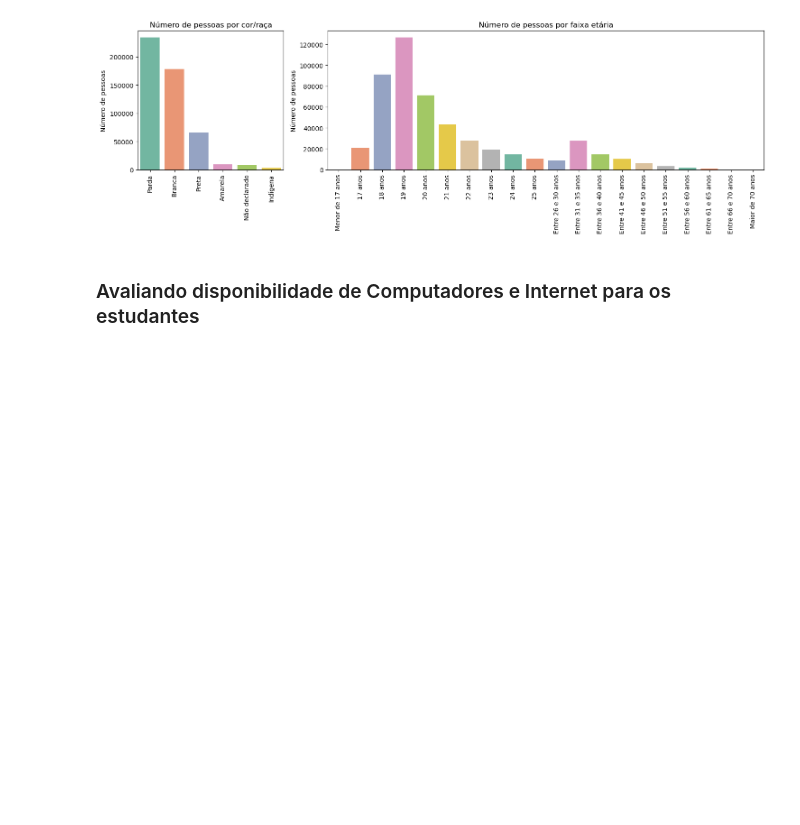
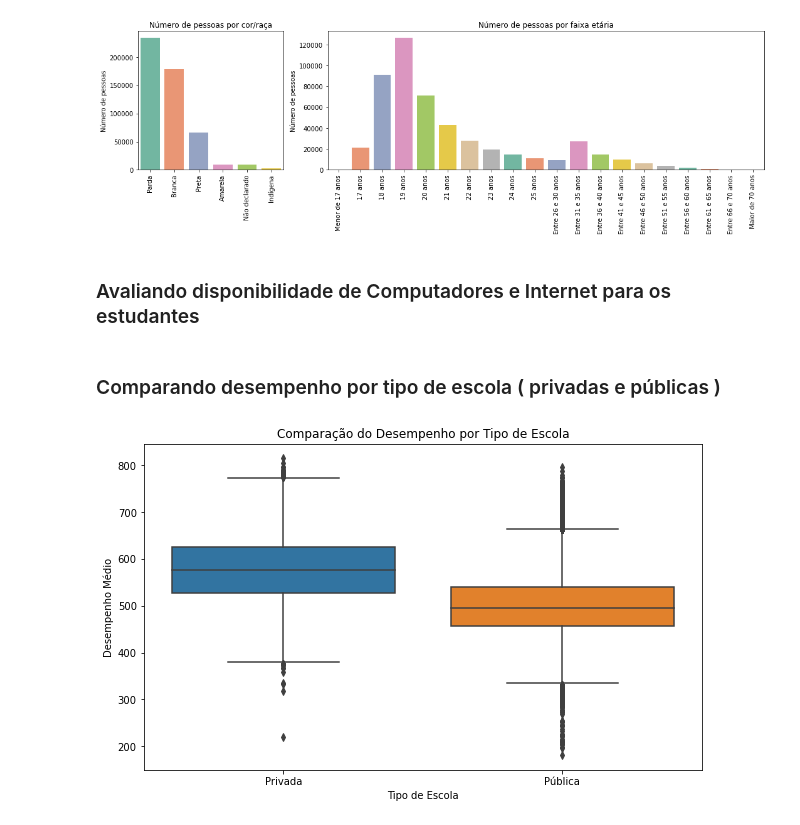
Before and after one commit to iaracastro/EducaODS-Enem, a Jupyter notebook: main.ipynb, the cells around one changed output. Cells and saved outputs as stored; diff of their text form; code cells hidden in the pictures; blank space fills up the shorter version.

Commit message:
comparação publica e privada

```diff
--- a/main.ipynb
+++ b/main.ipynb
@@ -116,3 +116,25 @@ plt.show()
 ### Avaliando disponibilidade de Computadores e Internet para os estudantes
 # %%
 # 'Q024', 'Q025'
+# %% [markdown]
+### Comparando desempenho por tipo de escola ( privadas e públicas )
+# %%
+# Use .copy() para garantir que você tenha uma cópia independente do DataFrame original se data_presentes é um subconjunto de outro DataFrame
+data_presentes = data_presentes.copy()
+
+# Cria a coluna 'DESEMPENHO' com a média das notas de cada aluno
+data_presentes['DESEMPENHO'] = data_presentes[['NU_NOTA_CN', 'NU_NOTA_CH', 'NU_NOTA_LC', 'NU_NOTA_MT']].mean(axis=1)
+
+# Agora usaremos '.loc' para criar uma nova coluna, evitando o SettingWithCopyWarning
+data_presentes.loc[:, 'TIPO_ESCOLA'] = data_presentes['TP_ESCOLA'].map({2: 'Pública', 3: 'Privada'})
+
+# Cria o gráfico de caixas (boxplot)
+plt.figure(figsize=(10, 6))
+sns.boxplot(x='TIPO_ESCOLA', y='DESEMPENHO', data=data_presentes)
+
+plt.title('Comparação do Desempenho por Tipo de Escola')
+plt.xlabel('Tipo de Escola')
+plt.ylabel('Desempenho Médio')
+plt.show()
+# %% [output]
+[figure, added]
```
